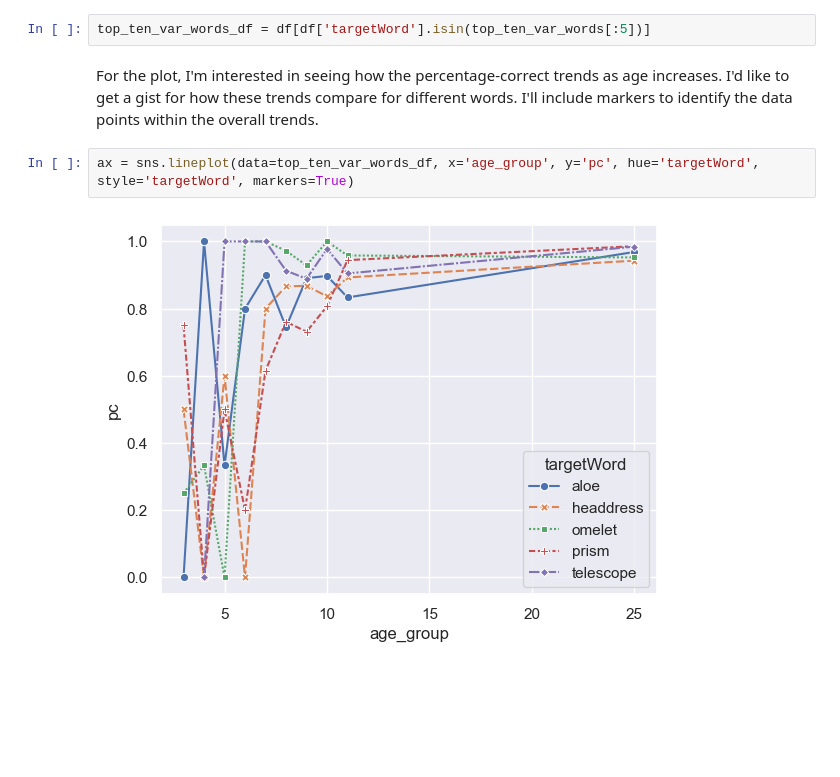
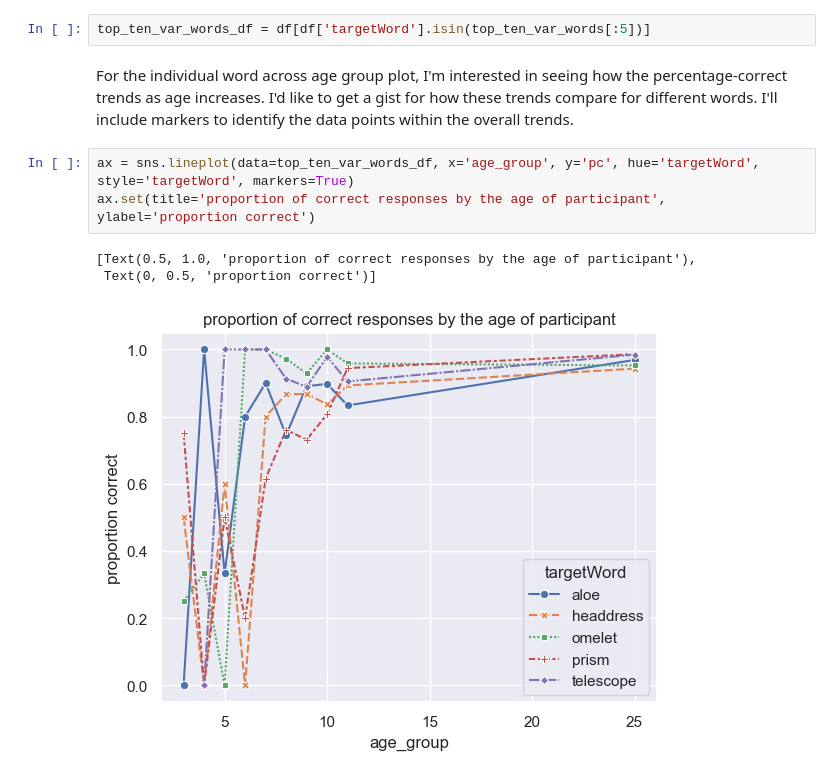
Before and after one commit to MrNoodleGit/visual-learning-assessment, a Jupyter notebook: scripts/q1-plots.ipynb, the cells around one changed output. Saved outputs shown, nothing was run; the diff lists cells and outputs as text; blank space fills up the shorter version.

```diff
--- a/scripts/q1-plots.ipynb
+++ b/scripts/q1-plots.ipynb
@@ -192,8 +177,11 @@ For the plot, I'll focus on the subset of 5 items that show the most variance ac
 # %%
 top_ten_var_words_df = df[df['targetWord'].isin(top_ten_var_words[:5])]
 # %% [markdown]
-For the plot, I'm interested in seeing how the percentage-correct trends as age increases. I'd like to get a gist for how these trends compare for different words. I'll include markers to identify the data points within the overall trends.
+For the individual word across age group plot, I'm interested in seeing how the percentage-correct trends as age increases. I'd like to get a gist for how these trends compare for different words. I'll include markers to identify the data points within the overall trends.
 # %%
 ax = sns.lineplot(data=top_ten_var_words_df, x='age_group', y='pc', hue='targetWord', style='targetWord', markers=True)
+ax.set(title='proportion of correct responses by the age of participant', ylabel='proportion correct')
 # %% [output]
+[Text(0.5, 1.0, 'proportion of correct responses by the age of participant'),
+ Text(0, 0.5, 'proportion correct')]
-[figure, old version]
+[figure, new version]
```
Also changed, not shown: parts of 7 cells of this notebook, 1 other file.
